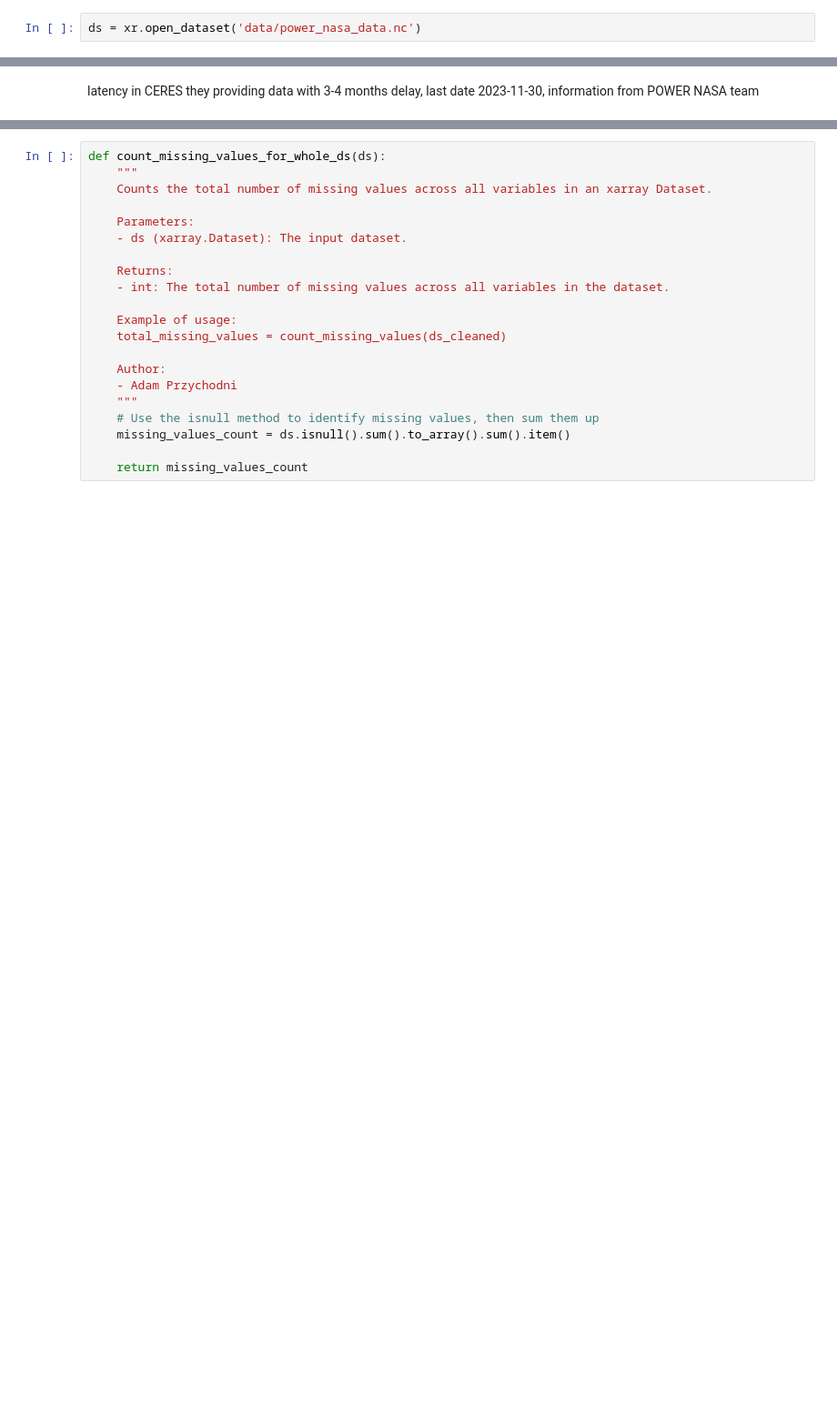
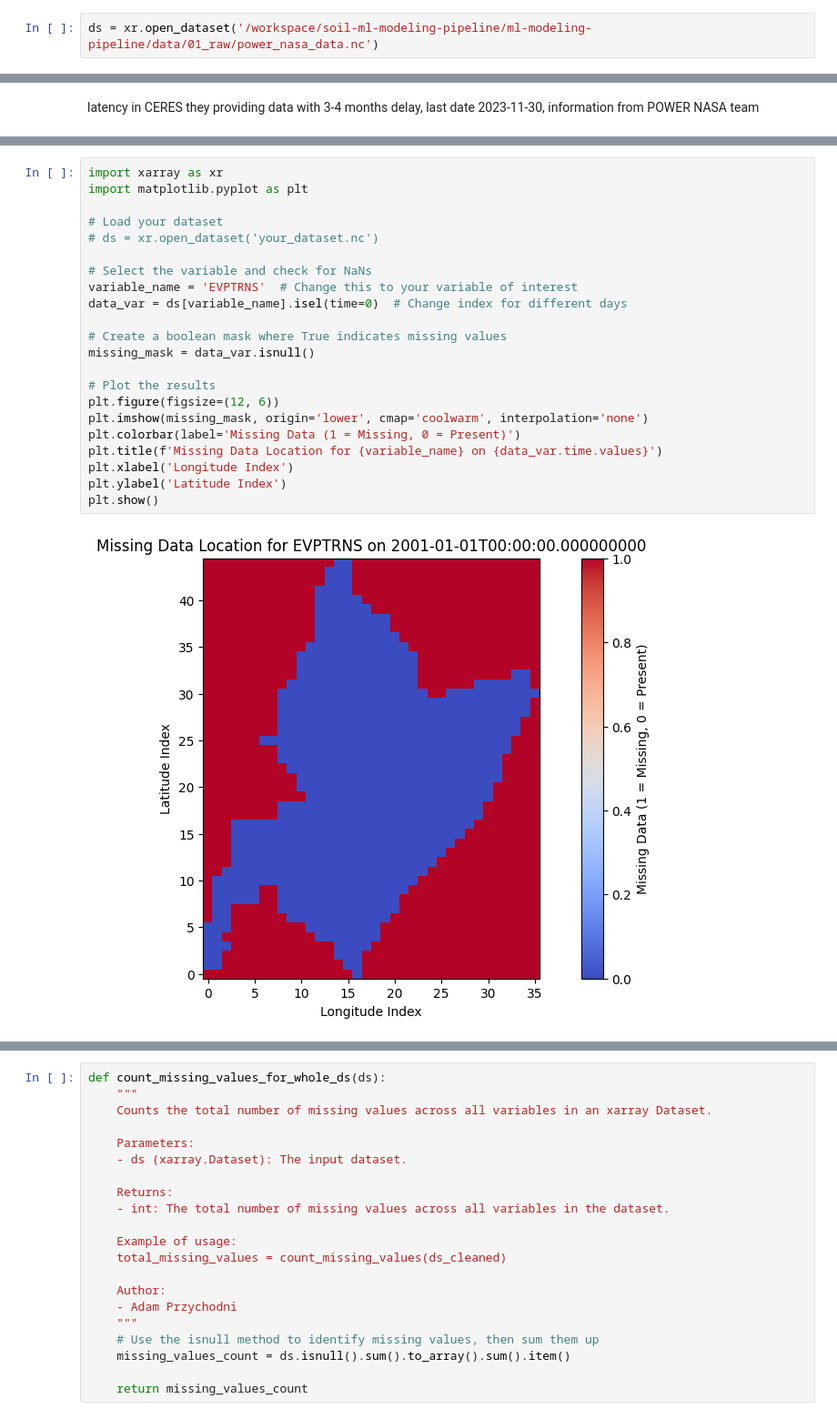
Before and after one commit to AdamPrzychodniPrivate/soil-water-forecasting, a Jupyter notebook: ml-modeling-pipeline/notebooks/2. data_preprocessing.ipynb, the cells around one changed output, grey strips where cells are left out. Shown at 91% size. Saved outputs shown, nothing was run; the diff lists cells and outputs as text; blank space fills up the shorter version.

```diff
--- a/ml-modeling-pipeline/notebooks/2. data_preprocessing.ipynb
+++ b/ml-modeling-pipeline/notebooks/2. data_preprocessing.ipynb
@@ -9,5 +7,5 @@ import dask.dataframe as dd
 # %%
-ds = xr.open_dataset('data/power_nasa_data.nc')
+ds = xr.open_dataset('/workspace/soil-ml-modeling-pipeline/ml-modeling-pipeline/data/01_raw/power_nasa_data.nc')
 # %%
 ds
 # %% [output]
@@ -176,0 +181,24 @@ ZENITH_LUMINANCE: 0 missing values
+# %%
+import xarray as xr
+import matplotlib.pyplot as plt
+
+# Load your dataset
+# ds = xr.open_dataset('your_dataset.nc')
+
+# Select the variable and check for NaNs
+variable_name = 'EVPTRNS'  # Change this to your variable of interest
+data_var = ds[variable_name].isel(time=0)  # Change index for different days
+
+# Create a boolean mask where True indicates missing values
+missing_mask = data_var.isnull()
+
+# Plot the results
+plt.figure(figsize=(12, 6))
+plt.imshow(missing_mask, origin='lower', cmap='coolwarm', interpolation='none')
+plt.colorbar(label='Missing Data (1 = Missing, 0 = Present)')
+plt.title(f'Missing Data Location for {variable_name} on {data_var.time.values}')
+plt.xlabel('Longitude Index')
+plt.ylabel('Latitude Index')
+plt.show()
+# %% [output]
+[figure, added]
```
Also changed, not shown: parts of 31 cells of this notebook.
